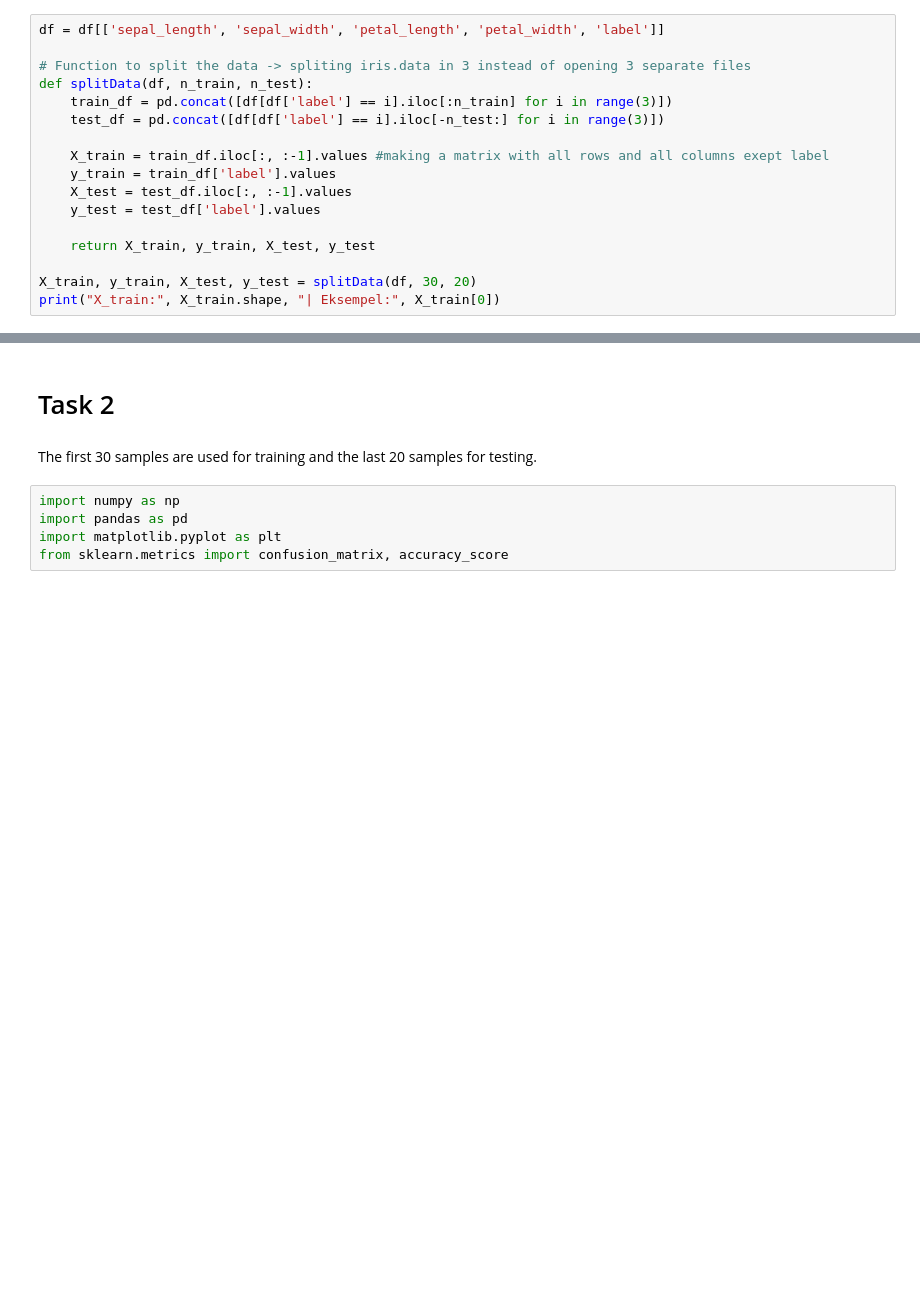
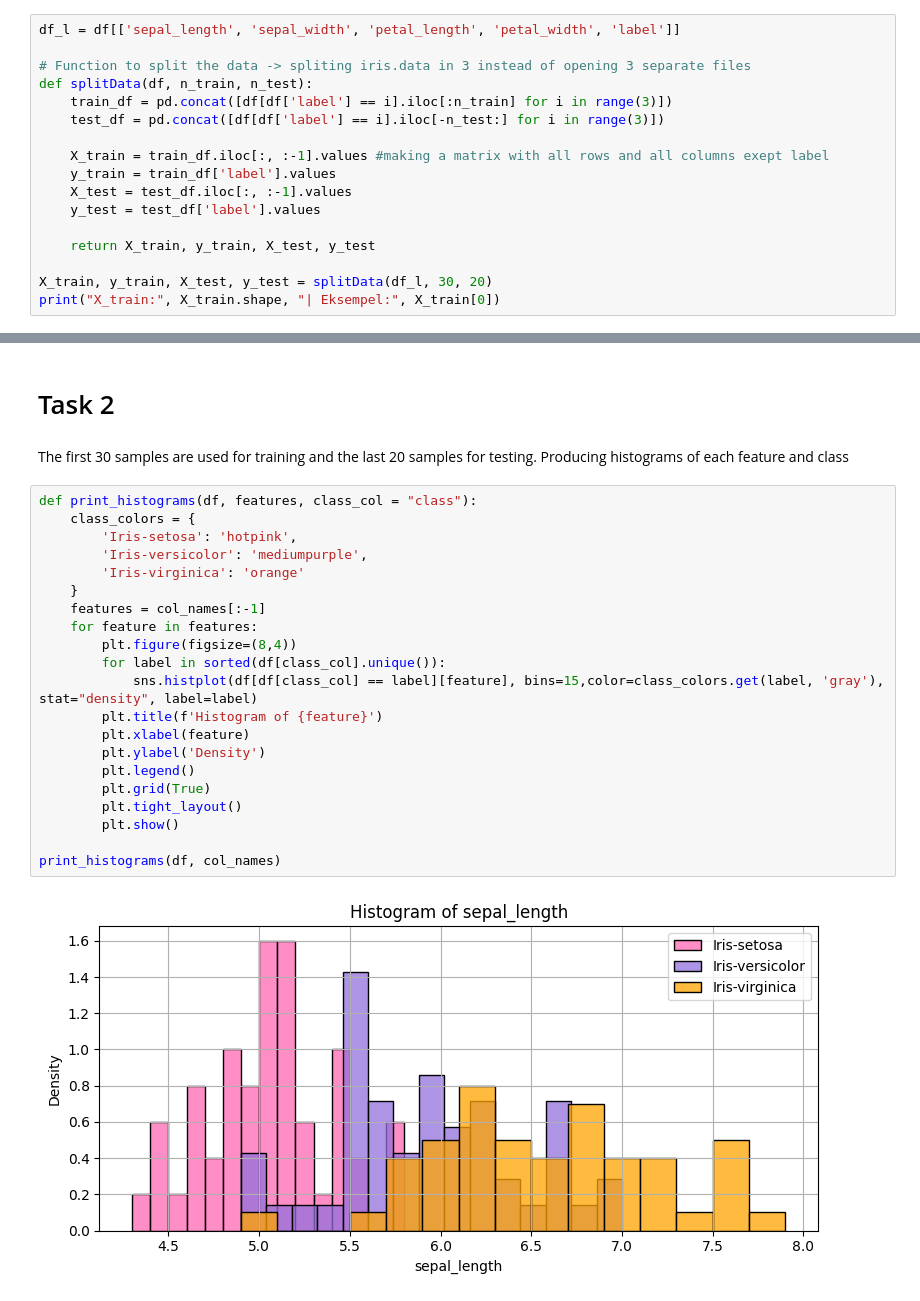
Before and after one commit to Artaosmani/TTT4275-classification-project, a Jupyter notebook: Iris.ipynb, the cells around one changed output, grey strips where cells are left out. Drawn from its saved outputs; the diff is of its cells as text; blank space fills up the shorter version.

```diff
--- a/Iris.ipynb
+++ b/Iris.ipynb
@@ -33,7 +34,7 @@ First 5 rows with new coulumn named label:
 
 ##### a) Use first 30 samples for training, last 20 for testing
 # %%
-df = df[['sepal_length', 'sepal_width', 'petal_length', 'petal_width', 'label']]
+df_l = df[['sepal_length', 'sepal_width', 'petal_length', 'petal_width', 'label']]
 
 # Function to split the data -> spliting iris.data in 3 instead of opening 3 separate files
 def splitData(df, n_train, n_test):
@@ -47,7 +48,7 @@ def splitData(df, n_train, n_test):
 
     return X_train, y_train, X_test, y_test
 
-X_train, y_train, X_test, y_test = splitData(df, 30, 20)
+X_train, y_train, X_test, y_test = splitData(df_l, 30, 20)
 print("X_train:", X_train.shape, "| Eksempel:", X_train[0])
 # %% [output]
 X_train: (90, 4) | Eksempel: [5.1 3.5 1.4 0.2]
@@ -249,9 +250,27 @@ Overall, the choice of training samples affects generalization, and the model be
 # %% [markdown]
 # Task 2
 # %% [markdown]
-The first 30 samples are used for training and the last 20 samples for testing.
+The first 30 samples are used for training and the last 20 samples for testing. Producing histograms of each feature and class
-# %%
-import numpy as np
-import pandas as pd
-import matplotlib.pyplot as plt
-from sklearn.metrics import confusion_matrix, accuracy_score
+# %%
+def print_histograms(df, features, class_col = "class"):
+    class_colors = {
+        'Iris-setosa': 'hotpink',
+        'Iris-versicolor': 'mediumpurple',
+        'Iris-virginica': 'orange'
+    }
+    features = col_names[:-1]
+    for feature in features:
+        plt.figure(figsize=(8,4))
+        for label in sorted(df[class_col].unique()):
+            sns.histplot(df[df[class_col] == label][feature], bins=15,color=class_colors.get(label, 'gray'), stat="density", label=label)
+        plt.title(f'Histogram of {feature}')
+        plt.xlabel(feature)
+        plt.ylabel('Density')
+        plt.legend()
+        plt.grid(True)
+        plt.tight_layout()
+        plt.show()
+
+print_histograms(df, col_names)
+# %% [output]
+[figure, added]
```
Also changed, not shown: parts of 17 cells of this notebook.
